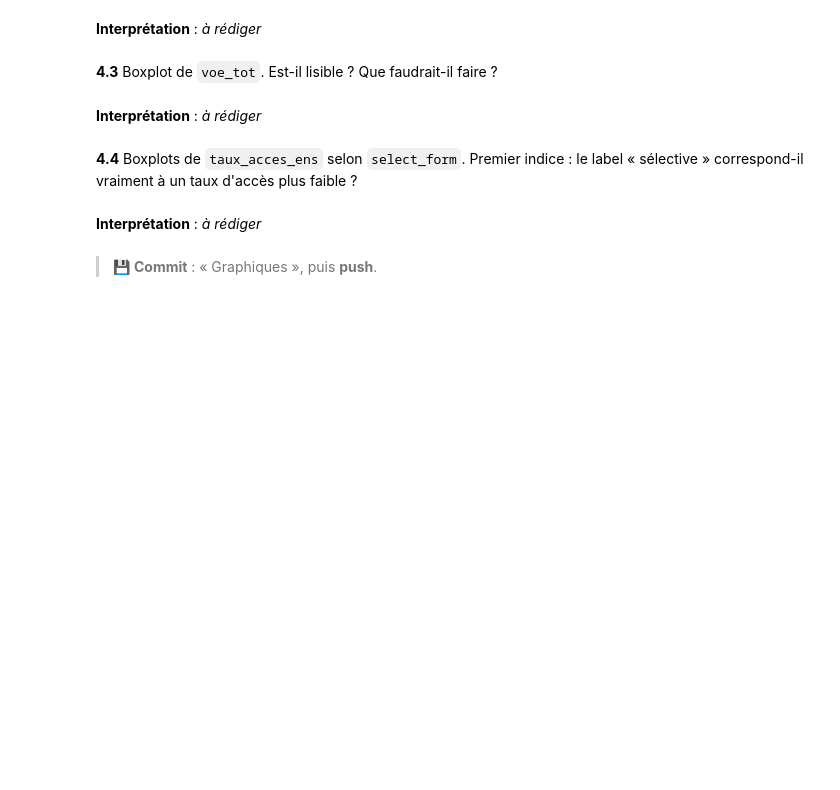
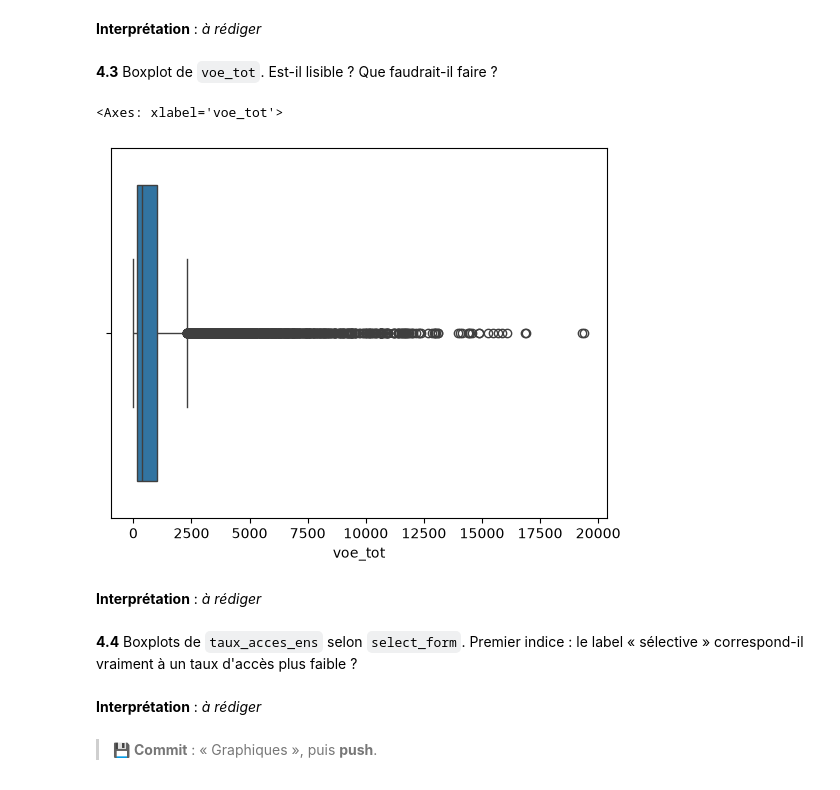
Before and after one commit to Mickael-C21/Analyse_univariee_bivariee, a Jupyter notebook: TP_Parcoursup.ipynb, the cells around one changed output. Drawn from its saved outputs; the diff is of its cells as text; code cells hidden in the pictures; blank space fills up the shorter version.

```diff
--- a/TP_Parcoursup.ipynb
+++ b/TP_Parcoursup.ipynb
@@ -296,6 +319,11 @@ IQR de taux_acces_ens : 48.0
 **Interprétation** : _à rédiger_
 # %% [markdown]
 **4.3** Boxplot de `voe_tot`. Est-il lisible ? Que faudrait-il faire ?
+# %%
+sns.boxplot(x='voe_tot', data=df)
+# %% [output]
+<Axes: xlabel='voe_tot'>
+[figure, added]
 # %% [markdown]
 **Interprétation** : _à rédiger_
 # %% [markdown]
```
Also changed, not shown: parts of 4 cells of this notebook.
